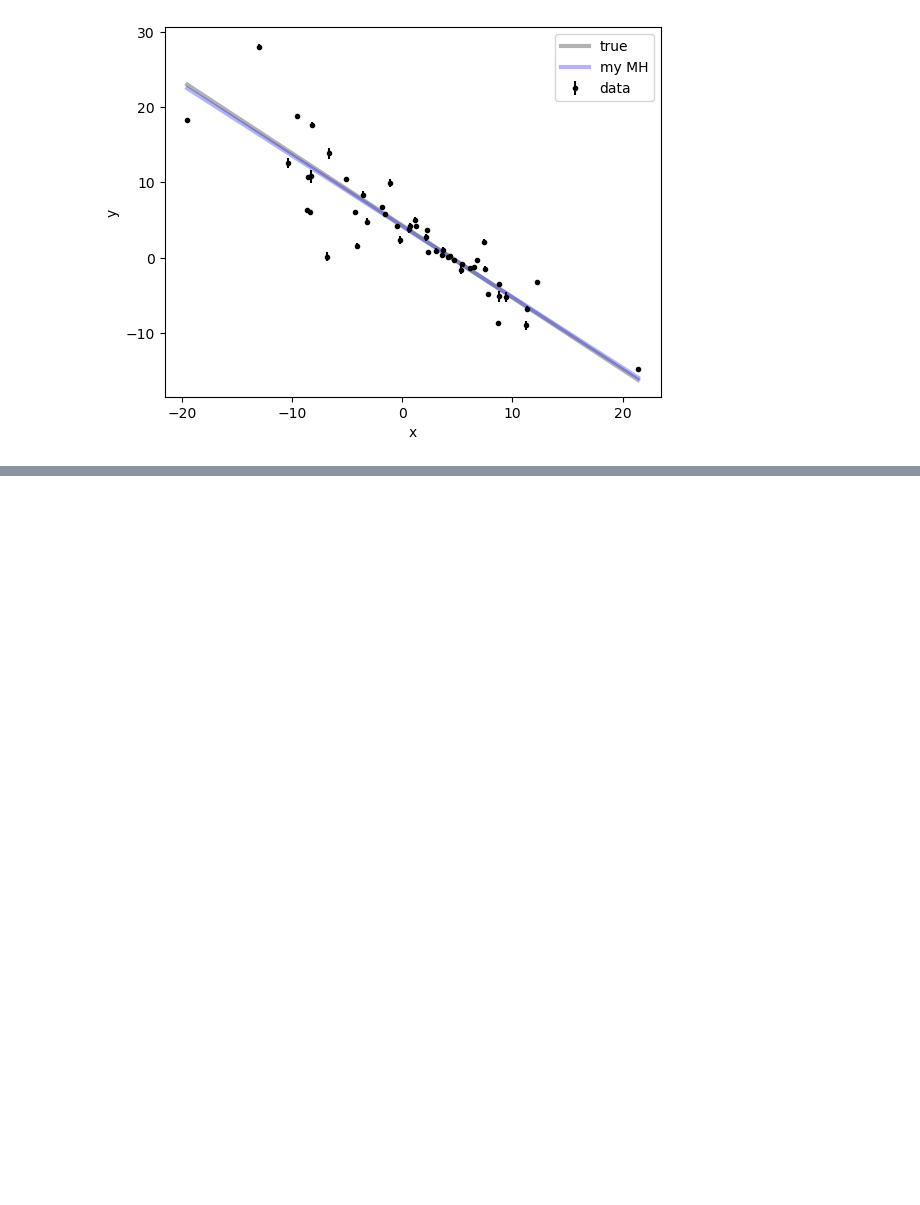
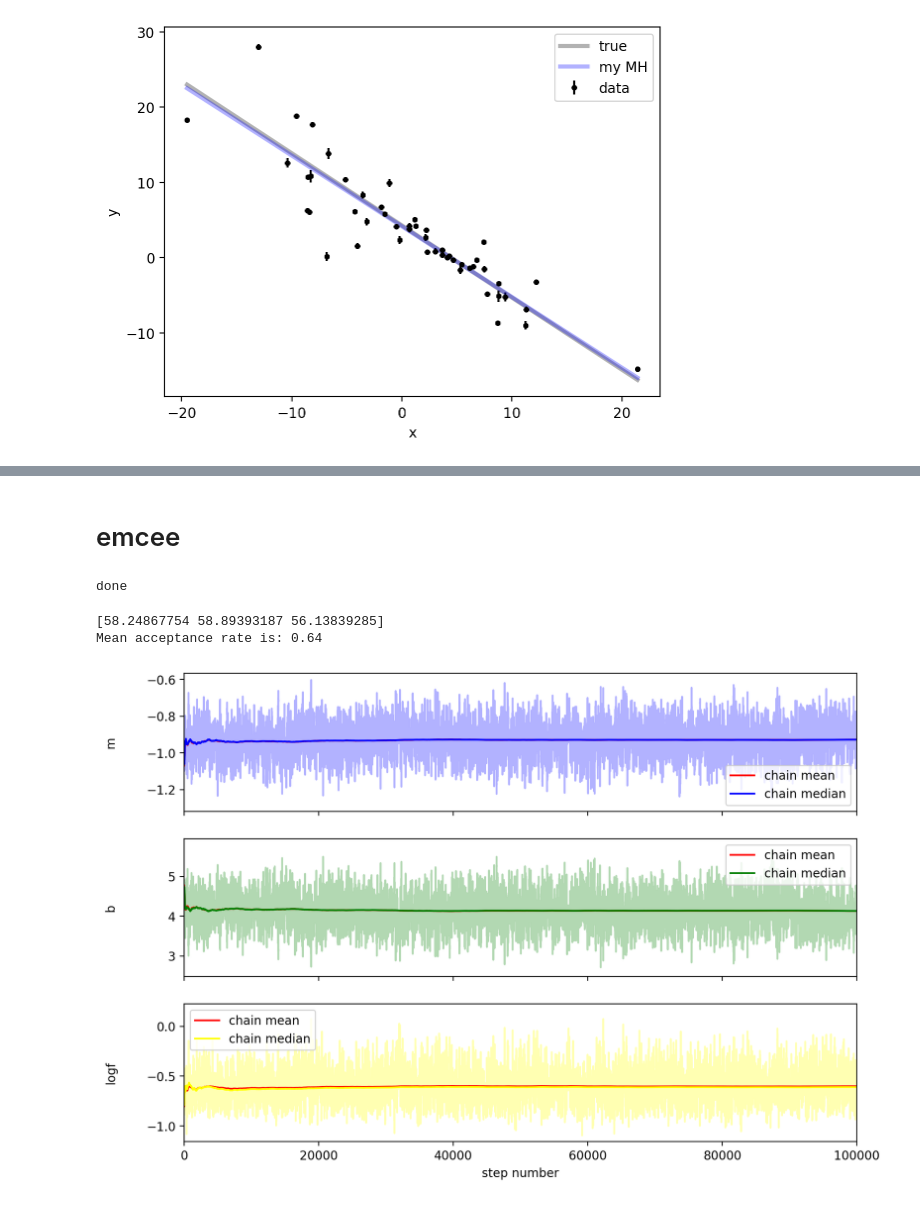
Before and after one commit to olghyn/PyProgrammingAPC, a Jupyter notebook: hands-on/H03/ex03_MH.ipynb, the cells around one changed output, grey strips where cells are left out. Cells and saved outputs as stored; diff of their text form; code cells hidden in the pictures; blank space fills up the shorter version.

```diff
--- a/hands-on/H03/ex03_MH.ipynb
+++ b/hands-on/H03/ex03_MH.ipynb
@@ -403,0 +494,2 @@ Log-Prob al valore attuale (-1.8): -110.9326108985378
+# %% [markdown]
+# emcee
@@ -403,0 +498,59 @@ Log-Prob al valore attuale (-1.8): -110.9326108985378
+# %%
+ndim = 3  # number of parameters in the model
+nwalkers = 6  # number of MCMC walkers=2*ndim
+#burn = 1000  # "burn-in" period to let chains stabilize
+nsteps = N  # number of MCMC steps to take **for each walker**
+
+# initialize theta
+np.random.seed(0)
+starting_guesses = np.random.random((nwalkers, ndim))*1e-2+np.array([-1, 4, 0])
+
+# the function call where all the work happens:
+sampler = emcee.EnsembleSampler(nwalkers, ndim, log_probability, args=[xobs, yobs, yerr, prior])
+sampler.run_mcmc(starting_guesses, nsteps)
+
+# sampler.chain is of shape (nwalkers, nsteps, ndim)
+# throw-out the burn-in points and reshape:
+emcee_trace  = sampler.chain[:, burn:, :].reshape(-1, ndim)
+flat_trace = emcee_trace.flatten()
+
+print("done")
+# %% [output]
+done
+# %%
+tau = sampler.get_autocorr_time()
+print(tau)
+acc_rate = sampler.acceptance_fraction
+print("Mean acceptance rate is: {0:1.2f}".format(np.mean(acc_rate)))
+# %% [output]
+[58.24867754 58.89393187 56.13839285]
+Mean acceptance rate is: 0.64
+# %%
+#plot
+xgrid1 = np.linspace(1, nsteps, nsteps)
+fig, axes = plt.subplots(3, figsize=(10, 7), sharex=True)
+colors = ["blue", "green", "yellow"]
+meanC = []
+median = []
+
+for i in range(ndim):
+
+    # plot running mean:
+    meanC_i = [np.mean(emcee_trace[:int(k),i]) for k in xgrid1]
+    medianC_i = [np.median(emcee_trace[:int(k),i]) for k in xgrid1]
+    meanC.append(meanC_i[nsteps-1])
+    median.append(medianC_i[nsteps-1])
+
+    ax = axes[i]
+    ax.plot(emcee_trace[:,i], color=colors[i], alpha=0.3)
+    ax.plot(xgrid1, meanC_i, c='red', label='chain mean')
+    ax.plot(xgrid1, medianC_i, c=colors[i], label='chain median')
+    #ax.plot(xgrid, 0*xgrid + np.mean(data), c='yellow',label='data mean')
+    ax.set_xlim(0, nsteps)
+    ax.set_ylabel(labels[i])
+    ax.yaxis.set_label_coords(-0.1, 0.5)
+    ax.legend(fontsize=10)
+
+axes[-1].set_xlabel("step number");
+# %% [output]
+[figure, added]
```
Also changed, not shown: parts of 32 cells of this notebook, 2 other files.
